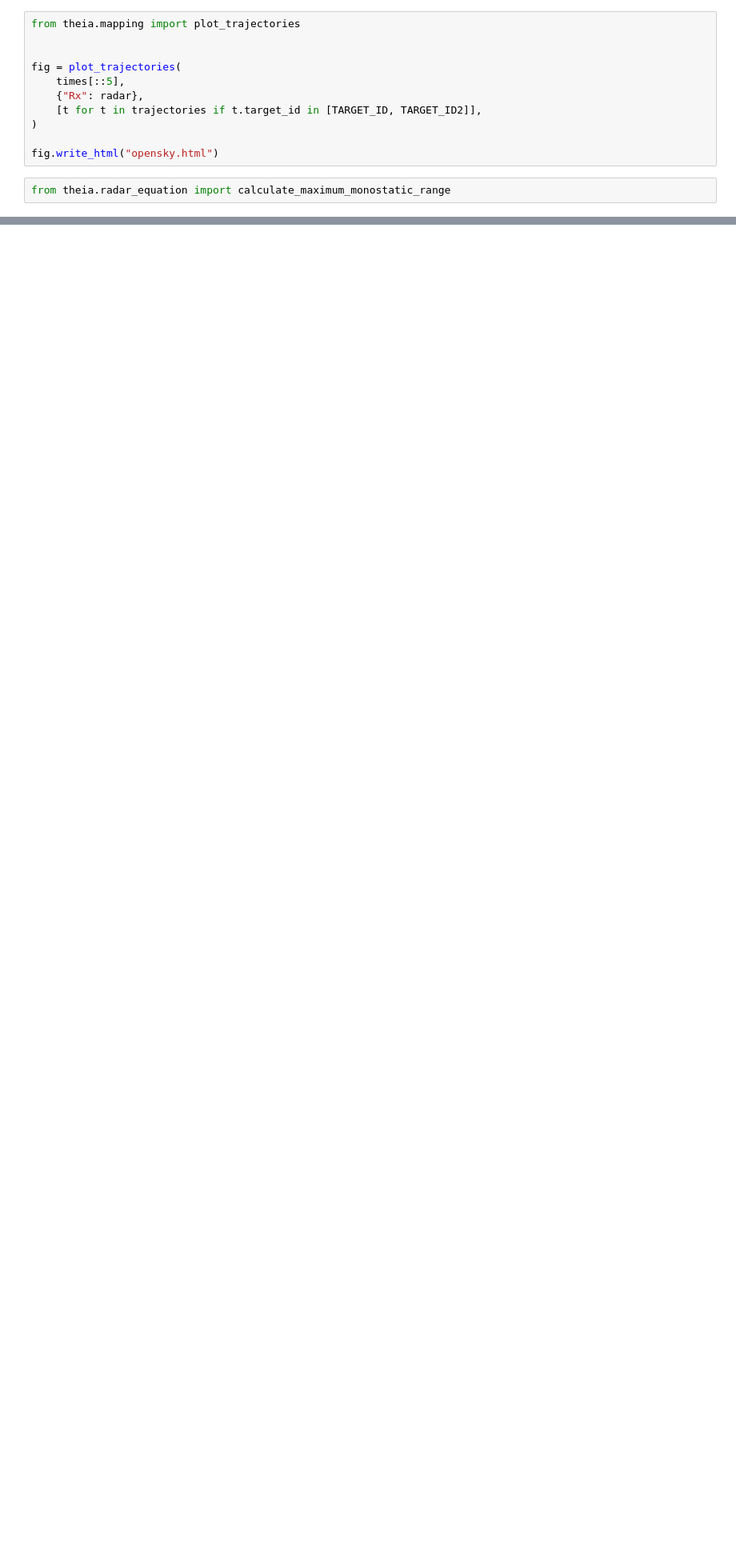
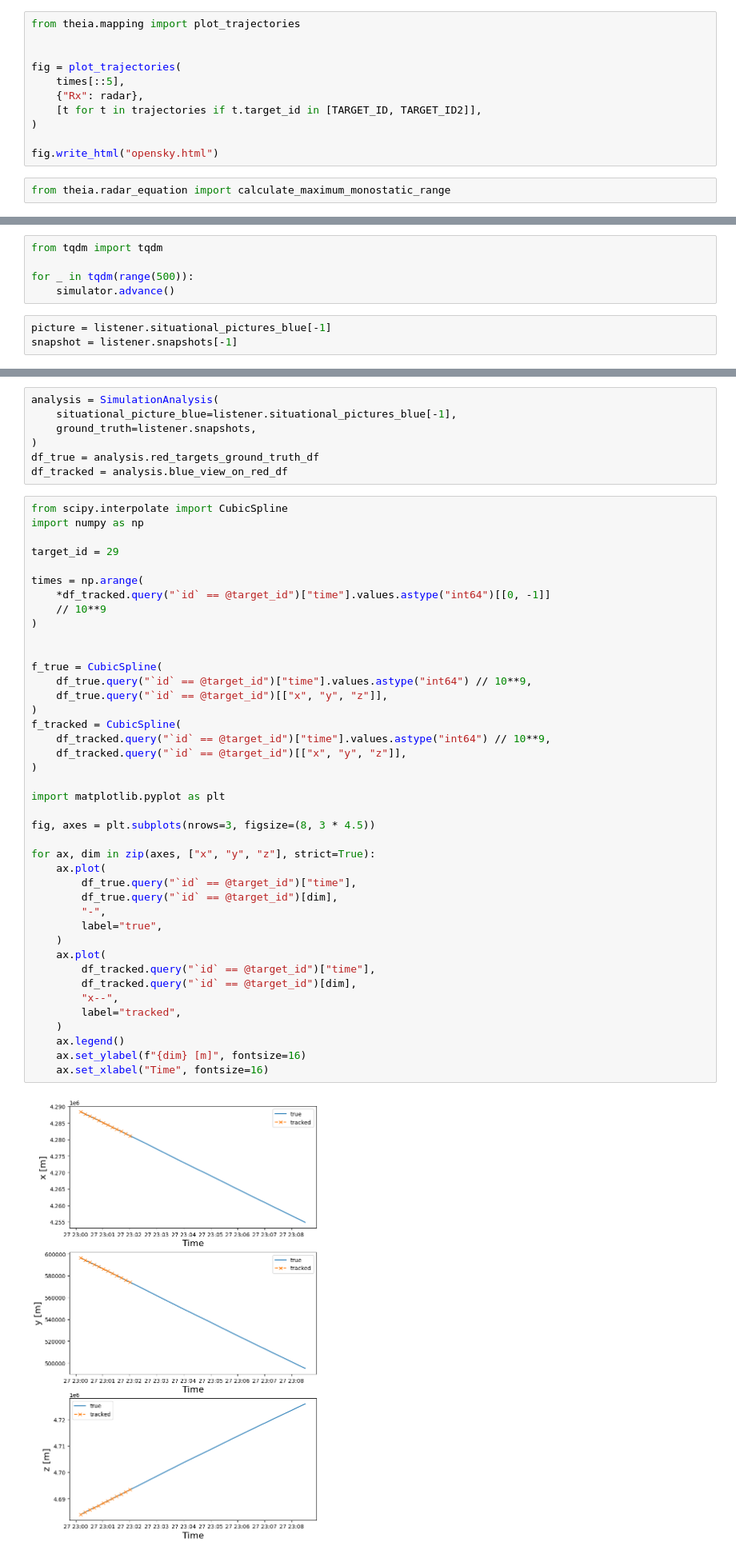
Before and after one commit to Swiss-Armed-Forces/theia_backend, a Jupyter notebook: tmp.ipynb, the cells around one changed output, grey strips where cells are left out. Shown at 80% size. Cells and saved outputs as stored; diff of their text form; blank space fills up the shorter version.

```diff
--- a/tmp.ipynb
+++ b/tmp.ipynb
@@ -895,0 +1129,8 @@ fig.update_layout(
+# %%
+from tqdm import tqdm
+
+for _ in tqdm(range(500)):
+    simulator.advance()
+# %%
+picture = listener.situational_pictures_blue[-1]
+snapshot = listener.snapshots[-1]
@@ -895,0 +1251,50 @@ fig.update_layout(
+# %%
+analysis = SimulationAnalysis(
+    situational_picture_blue=listener.situational_pictures_blue[-1],
+    ground_truth=listener.snapshots,
+)
+df_true = analysis.red_targets_ground_truth_df
+df_tracked = analysis.blue_view_on_red_df
+# %%
+from scipy.interpolate import CubicSpline
+import numpy as np
+
+target_id = 29
+
+times = np.arange(
+    *df_tracked.query("`id` == @target_id")["time"].values.astype("int64")[[0, -1]]
+    // 10**9
+)
+
+
+f_true = CubicSpline(
+    df_true.query("`id` == @target_id")["time"].values.astype("int64") // 10**9,
+    df_true.query("`id` == @target_id")[["x", "y", "z"]],
+)
+f_tracked = CubicSpline(
+    df_tracked.query("`id` == @target_id")["time"].values.astype("int64") // 10**9,
+    df_tracked.query("`id` == @target_id")[["x", "y", "z"]],
+)
+
+import matplotlib.pyplot as plt
+
+fig, axes = plt.subplots(nrows=3, figsize=(8, 3 * 4.5))
+
+for ax, dim in zip(axes, ["x", "y", "z"], strict=True):
+    ax.plot(
+        df_true.query("`id` == @target_id")["time"],
+        df_true.query("`id` == @target_id")[dim],
+        "-",
+        label="true",
+    )
+    ax.plot(
+        df_tracked.query("`id` == @target_id")["time"],
+        df_tracked.query("`id` == @target_id")[dim],
+        "x--",
+        label="tracked",
+    )
+    ax.legend()
+    ax.set_ylabel(f"{dim} [m]", fontsize=16)
+    ax.set_xlabel("Time", fontsize=16)
+# %% [output]
+[figure, added]
```
Also changed, not shown: parts of 14 cells of this notebook.
